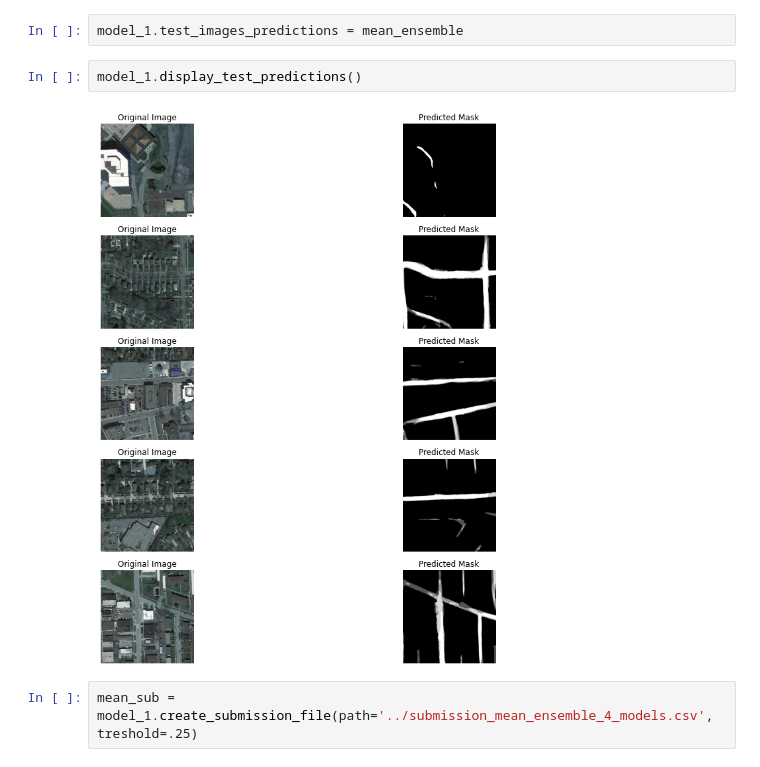
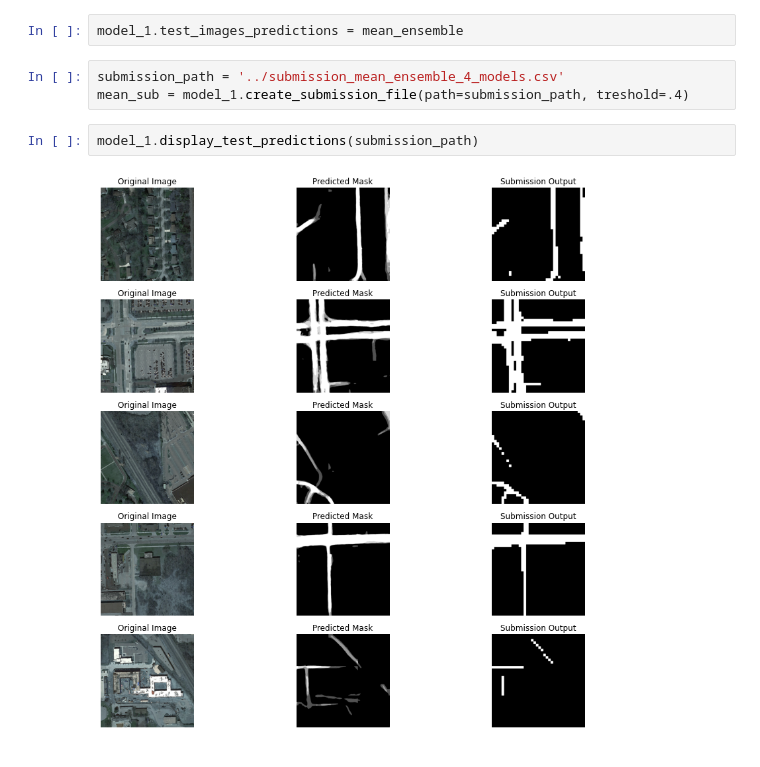
Before and after one commit to daniCh8/road-segmentation-eth-cil-2020, a Jupyter notebook: src/ensemble_predictions.ipynb, the cells around one changed output. Cells and saved outputs as stored; diff of their text form.

Commit message:
added visualization of prediction output from csv and treshold changing

```diff
--- a/src/ensemble_predictions.ipynb
+++ b/src/ensemble_predictions.ipynb
@@ -19,9 +19,10 @@ mean_ensemble = np.mean(np.array(predictions), axis=0)
 assert model_1.test_data_gen.numbers == model_2.test_data_gen.numbers == model_3.test_data_gen.numbers == model_4.test_data_gen.numbers
 # %%
 model_1.test_images_predictions = mean_ensemble
+# %%
+submission_path = '../submission_mean_ensemble_4_models.csv'
+mean_sub = model_1.create_submission_file(path=submission_path, treshold=.4)
 # %%
-model_1.display_test_predictions()
+model_1.display_test_predictions(submission_path)
 # %% [output]
-[figure, old version]
+[figure, new version]
-# %%
-mean_sub = model_1.create_submission_file(path='../submission_mean_ensemble_4_models.csv', treshold=.25)
```
Also changed, not shown: 3 other files.
